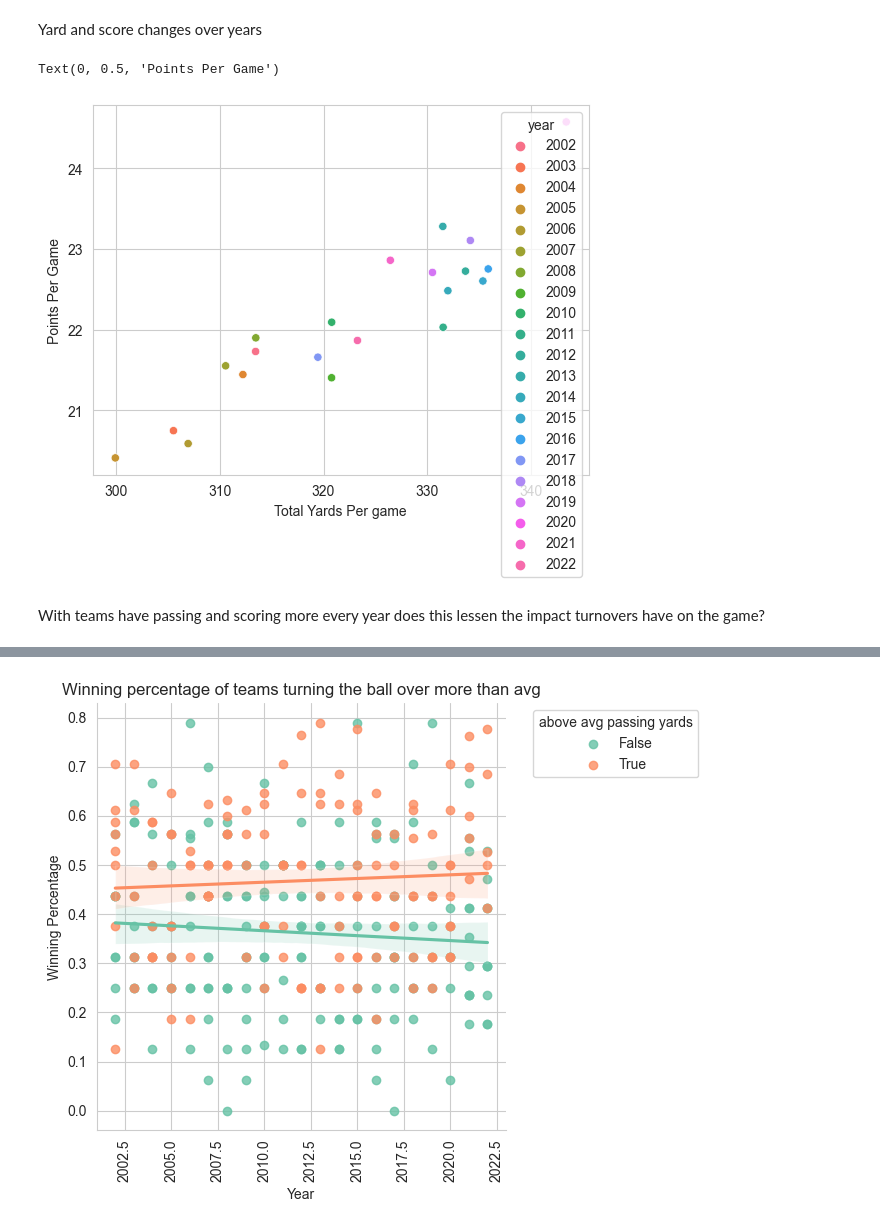
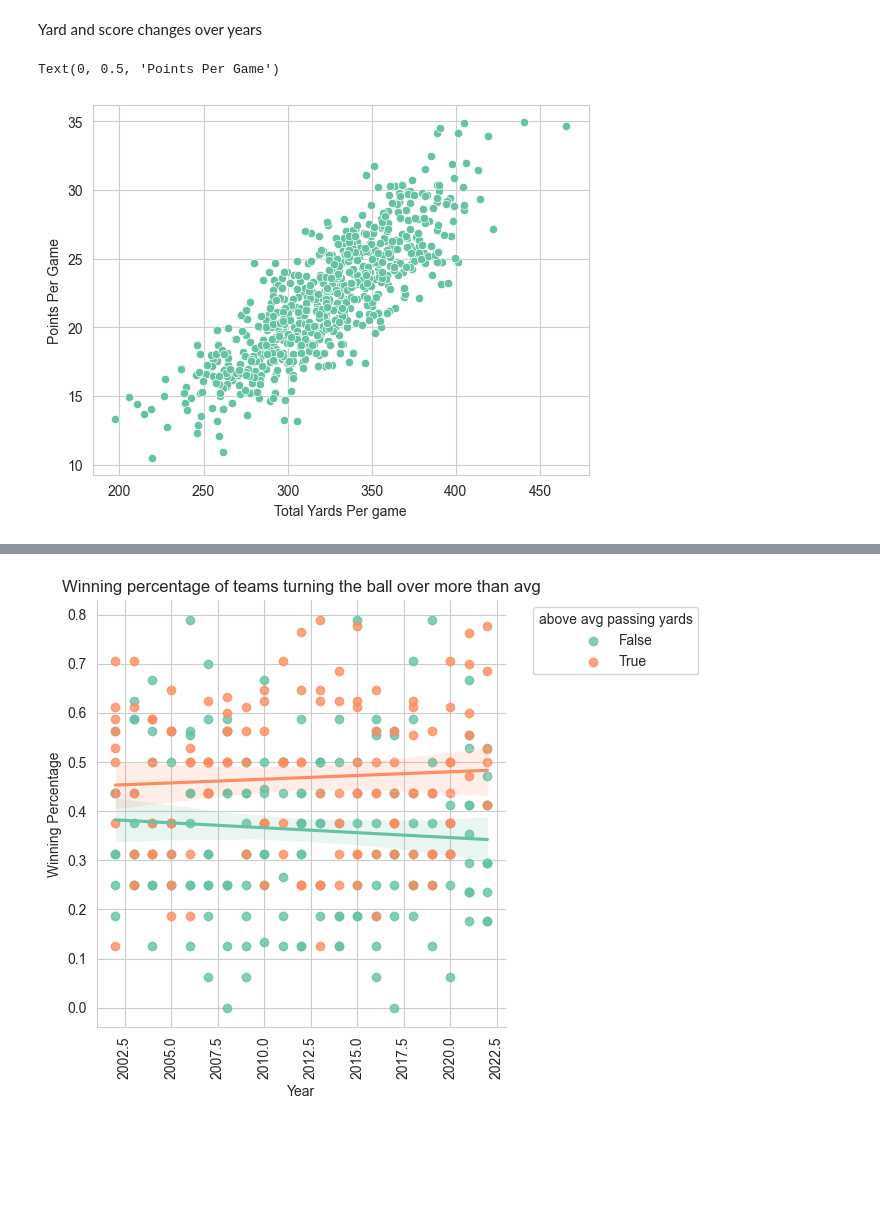
Before and after one commit to Griffmatt/kaggle, a Jupyter notebook: teamStats.ipynb, the cells around one changed output, grey strips where cells are left out. Drawn from its saved outputs; the diff is of its cells as text; code cells hidden in the pictures; blank space fills up the shorter version.

```diff
--- a/teamStats.ipynb
+++ b/teamStats.ipynb
@@ -186,14 +189,10 @@ plt.show()
 # %% [markdown]
 Yard and score changes over years
 # %%
-data = yearly_stats_df.groupby("year")[['total_yards', 'score']].mean().reset_index()
-
-sns.scatterplot(data, x="total_yards", y="score", hue="year")
+sns.scatterplot(yearly_stats_df, x="total_yards", y="score")
 plt.xlabel("Total Yards Per game")
 plt.ylabel("Points Per Game")
 # %% [output]
 Text(0, 0.5, 'Points Per Game')
-[figure, old version]
+[figure, new version]
-# %% [markdown]
-With teams have passing and scoring more every year does this lessen the impact turnovers have on the game?
 # %%
```
Also changed, not shown: parts of 9 cells of this notebook.
